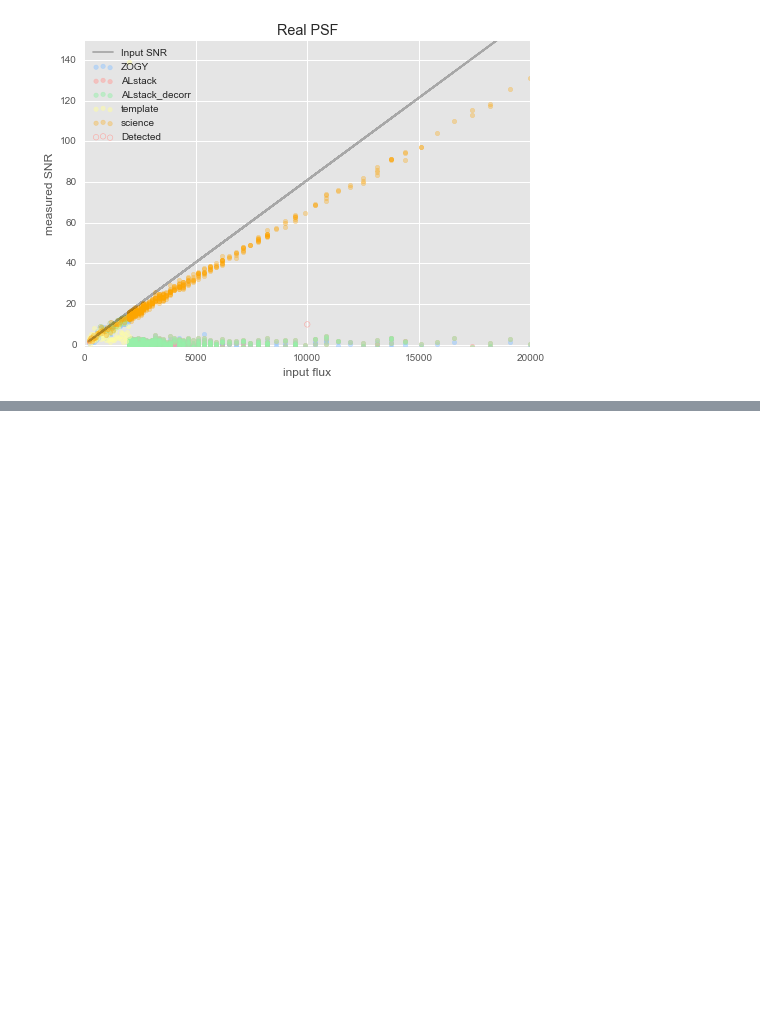
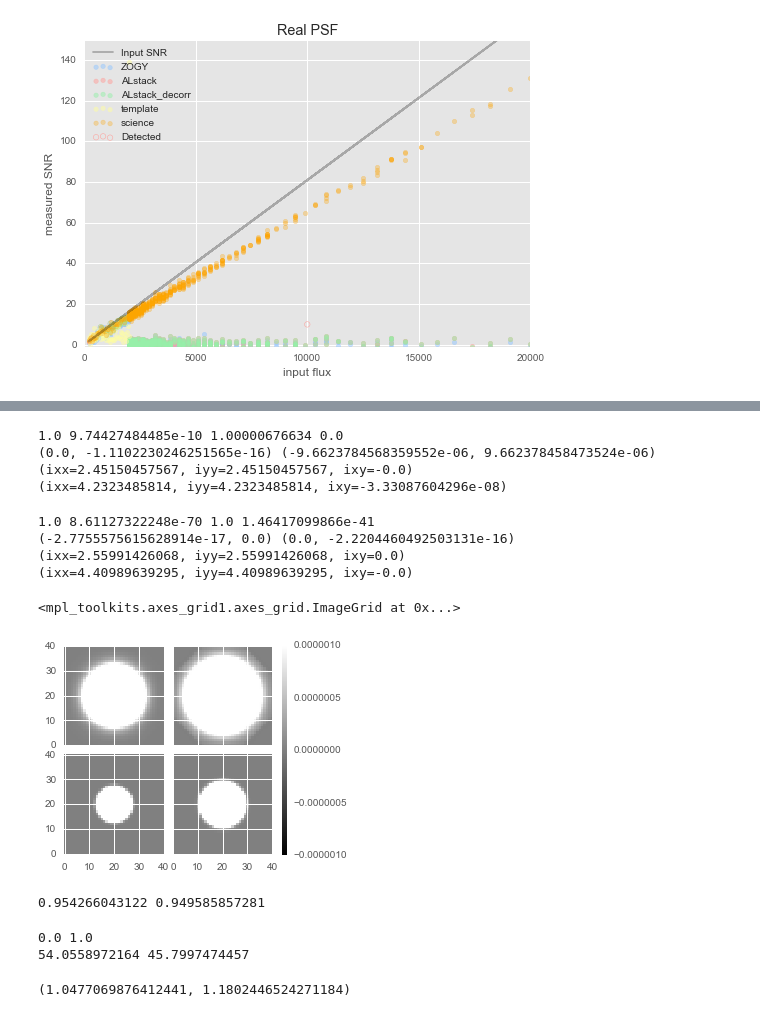
Before and after one commit to lsst-dm/diffimTests, a Jupyter notebook: 30. 4a. other psf models-real PSFs.ipynb, the cells around one changed output, grey strips where cells are left out. Saved outputs shown, nothing was run; the diff lists cells and outputs as text; code cells hidden in the pictures; blank space fills up the shorter version.

Commit message:
cannot get predicted SNR to work other than for gaussian PSFs

```diff
--- a/30. 4a. other psf models-real PSFs.ipynb
+++ b/30. 4a. other psf models-real PSFs.ipynb
@@ -470,0 +535,63 @@ The slowest run took 4.35 times longer than the fastest. This could mean that an
+# %%
+testObj4 = dit.diffimTests.DiffimTest(n_sources=500, sourceFluxRange=(2000, 20000),
+                         varFlux2=np.linspace(200, 2000, 50),
+                         #varFlux2=np.repeat(500., 50),
+                         templateNoNoise=True, skyLimited=True,
+                        avoidAllOverlaps=15., psfType='moffat', seed=666,
+                        psf1=1.6/1.1, psf2=2.1/1.1, theta1=0.) # to prevent tweaking the PSFs
+
+print testObj4.im1.psf.sum(), testObj4.im1.psf.min(), testObj4.im2.psf.sum(), testObj4.im2.psf.min()
+print dit.psf.computeMoments(testObj4.im1.psf), dit.psf.computeMoments(testObj4.im2.psf)
+print dit.afw.arrayToAfwPsf(testObj4.im1.psf).computeShape()
+print dit.afw.arrayToAfwPsf(testObj4.im2.psf).computeShape()
+# %% [output]
+1.0 9.74427484485e-10 1.00000676634 0.0
+(0.0, -1.1102230246251565e-16) (-9.6623784568359552e-06, 9.662378458473524e-06)
+(ixx=2.45150457567, iyy=2.45150457567, ixy=-0.0)
+(ixx=4.2323485814, iyy=4.2323485814, ixy=-3.33087604296e-08)
+# %%
+testObj = dit.diffimTests.DiffimTest(n_sources=500, sourceFluxRange=(2000, 20000),
+                         varFlux2=np.linspace(200, 2000, 50),
+                         #varFlux2=np.repeat(500., 50),
+                         templateNoNoise=True, skyLimited=True,
+                        avoidAllOverlaps=15., psfType='gaussian', seed=666,
+                        psf1=1.6, psf2=2.1, theta1=0.) # to prevent tweaking the PSFs
+
+print testObj.im1.psf.sum(), testObj.im1.psf.min(), testObj.im2.psf.sum(), testObj.im2.psf.min()
+print dit.psf.computeMoments(testObj.im1.psf), dit.psf.computeMoments(testObj.im2.psf)
+print dit.afw.arrayToAfwPsf(testObj.im1.psf).computeShape()
+print dit.afw.arrayToAfwPsf(testObj.im2.psf).computeShape()
+# %% [output]
+1.0 8.61127322248e-70 1.0 1.46417099866e-41
+(-2.7755575615628914e-17, 0.0) (0.0, -2.2204460492503131e-16)
+(ixx=2.55991426068, iyy=2.55991426068, ixy=0.0)
+(ixx=4.40989639295, iyy=4.40989639295, ixy=-0.0)
+# %%
+dit.plotImageGrid((testObj4.im1.psf, testObj4.im2.psf, testObj.im1.psf, testObj.im2.psf),
+                 clim=(-0.000001, 0.000001))
+# %% [output]
+<mpl_toolkits.axes_grid1.axes_grid.ImageGrid at 0x...>
+[figure, added]
+# %%
+cats = testObj4.doForcedPhot(transientsOnly=False)
+sources, fp1, fp2, fp_ZOGY, fp_AL, fp_ALd = cats
+
+meas = fp2['base_PsfFlux_flux']/fp2['base_PsfFlux_fluxSigma']
+calc = testObj.im2.calcSNR(sources['inputFlux_science'], skyLimited=True)
+print np.median(meas/calc), np.median(meas[calc>60]/calc[calc>60])
+# %% [output]
+0.954266043122 0.949585857281
+# %%
+psf = testObj4.im2.psf
+psf = psf / psf.max()
+print psf.min(), psf.max()
+nPix = np.sum(psf) * 2.  # not sure where the 2 comes from but it works.
+radius = 2.1/1.1
+print nPix, np.pi*radius*radius*4  # and it equals pi*r1*r2*4.
+# %% [output]
+0.0 1.0
+54.0558972164 45.7997474457
+# %%
+1/0.954465334102, 54.0549070053/45.7997474457
+# %% [output]
+(1.0477069876412441, 1.1802446524271184)
```
Also changed, not shown: parts of 9 cells of this notebook, 4 other files.
